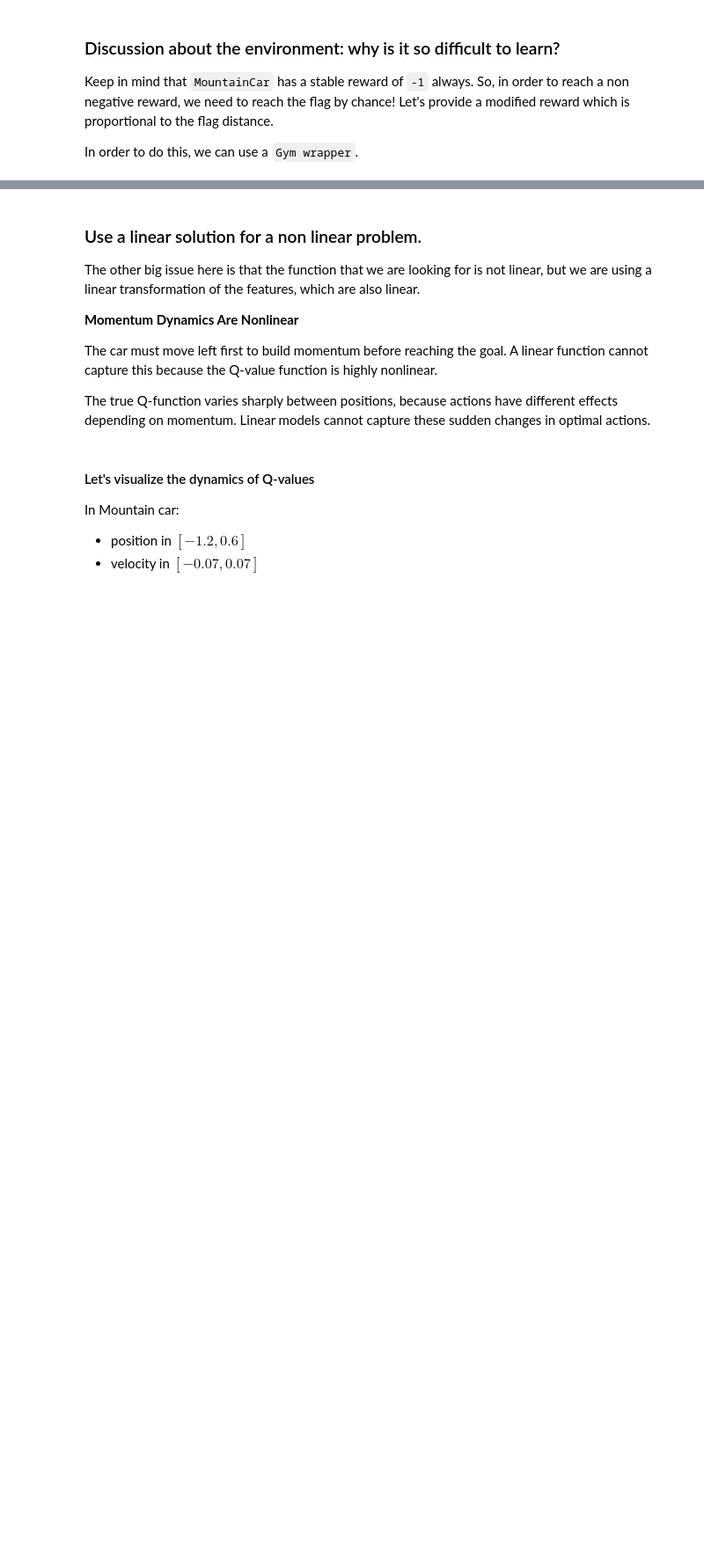
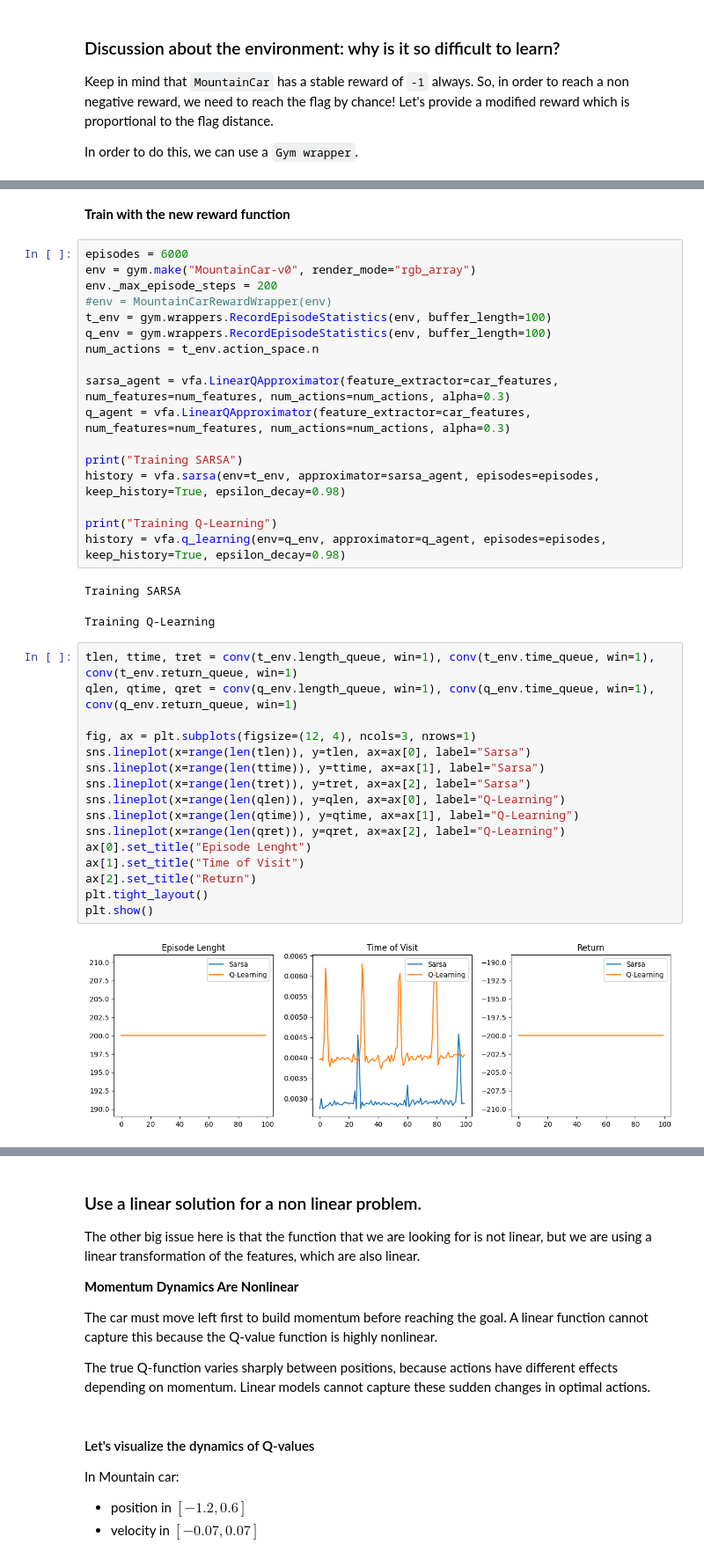
Before and after one commit to afflint/rlcoding, a Jupyter notebook: 2024-25/L3.0-linear-fa.ipynb, the cells around one changed output, grey strips where cells are left out. Shown at 88% size. Cells and saved outputs as stored; diff of their text form; blank space fills up the shorter version.

```diff
--- a/2024-25/L3.0-linear-fa.ipynb
+++ b/2024-25/L3.0-linear-fa.ipynb
@@ -503 +507,41 @@ class MountainCarRewardWrapper(gym.Wrapper):
         return next_state, reward, done, truncated, info
+# %% [markdown]
+**Train with the new reward function**
+# %%
+episodes = 6000
+env = gym.make("MountainCar-v0", render_mode="rgb_array")
+env._max_episode_steps = 200
+#env = MountainCarRewardWrapper(env)
+t_env = gym.wrappers.RecordEpisodeStatistics(env, buffer_length=100)
+q_env = gym.wrappers.RecordEpisodeStatistics(env, buffer_length=100)
+num_actions = t_env.action_space.n
+
+sarsa_agent = vfa.LinearQApproximator(feature_extractor=car_features, num_features=num_features, num_actions=num_actions, alpha=0.3)
+q_agent = vfa.LinearQApproximator(feature_extractor=car_features, num_features=num_features, num_actions=num_actions, alpha=0.3)
+
+print("Training SARSA")
+history = vfa.sarsa(env=t_env, approximator=sarsa_agent, episodes=episodes, keep_history=True, epsilon_decay=0.98)
+
+print("Training Q-Learning")
+history = vfa.q_learning(env=q_env, approximator=q_agent, episodes=episodes, keep_history=True, epsilon_decay=0.98)
+# %% [output]
+Training SARSA
+Training Q-Learning
+# %%
+tlen, ttime, tret = conv(t_env.length_queue, win=1), conv(t_env.time_queue, win=1), conv(t_env.return_queue, win=1)
+qlen, qtime, qret = conv(q_env.length_queue, win=1), conv(q_env.time_queue, win=1), conv(q_env.return_queue, win=1)
+
+fig, ax = plt.subplots(figsize=(12, 4), ncols=3, nrows=1)
+sns.lineplot(x=range(len(tlen)), y=tlen, ax=ax[0], label="Sarsa")
+sns.lineplot(x=range(len(ttime)), y=ttime, ax=ax[1], label="Sarsa")
+sns.lineplot(x=range(len(tret)), y=tret, ax=ax[2], label="Sarsa")
+sns.lineplot(x=range(len(qlen)), y=qlen, ax=ax[0], label="Q-Learning")
+sns.lineplot(x=range(len(qtime)), y=qtime, ax=ax[1], label="Q-Learning")
+sns.lineplot(x=range(len(qret)), y=qret, ax=ax[2], label="Q-Learning")
+ax[0].set_title("Episode Lenght")
+ax[1].set_title("Time of Visit")
+ax[2].set_title("Return")
+plt.tight_layout()
+plt.show()
+# %% [output]
+[figure, added]
```
Also changed, not shown: parts of 24 cells of this notebook, 4 other files.
